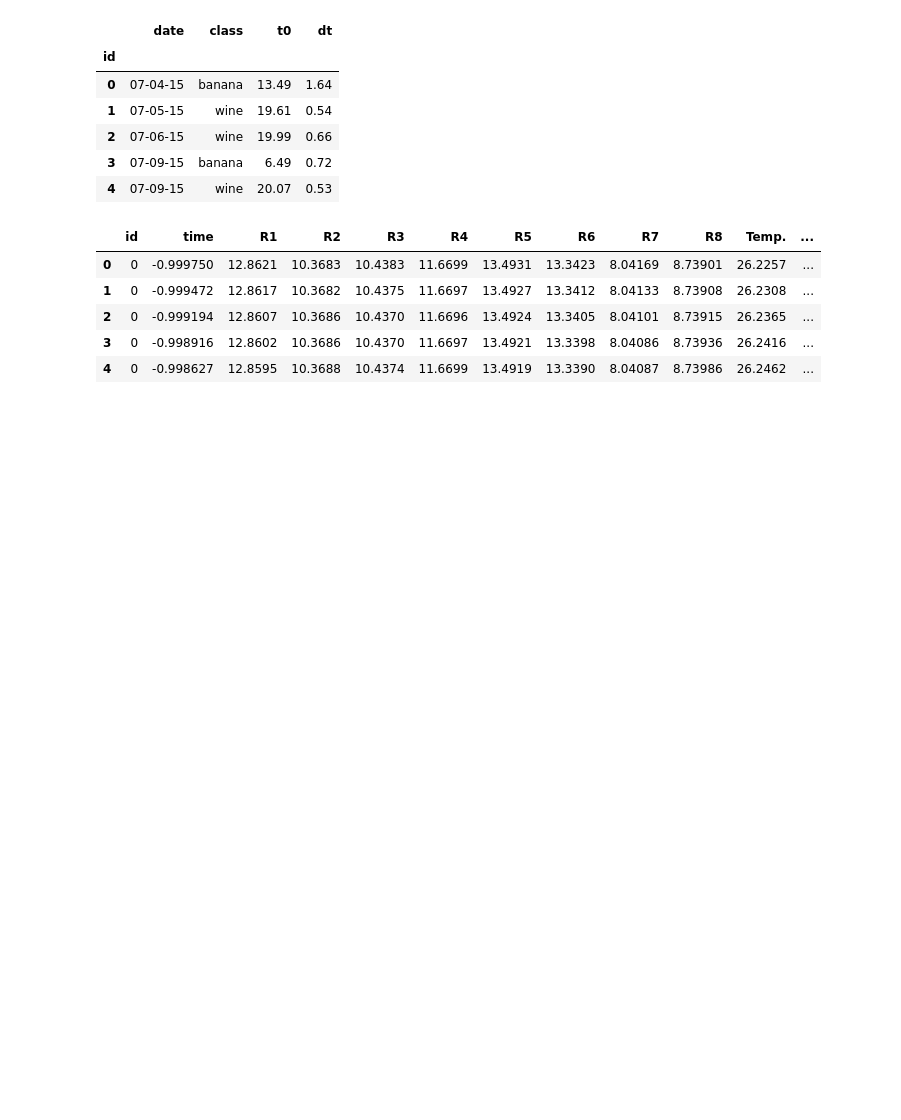
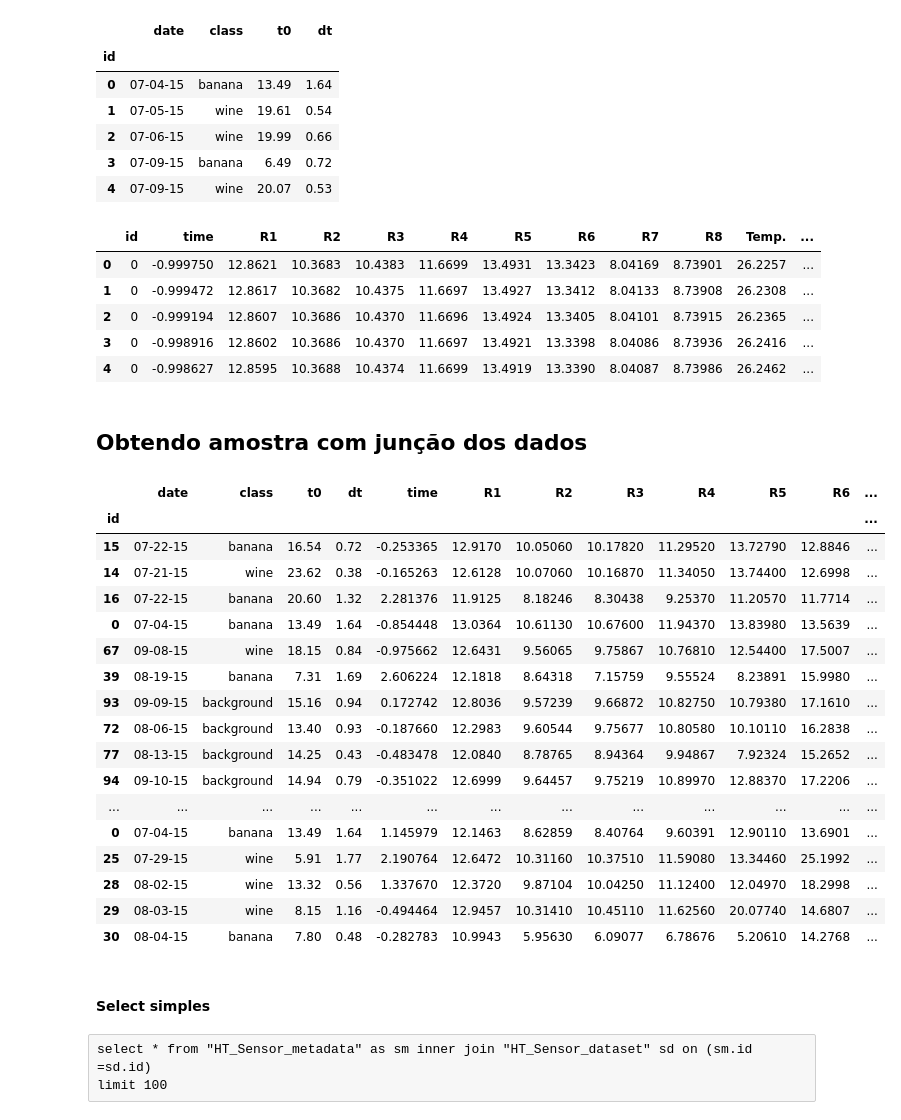
Before and after one commit to profmoisesomena/gas_sensor, a Jupyter notebook: Import GasSensor Data To Postgres.ipynb, the cells around one changed output. Drawn from its saved outputs; the diff is of its cells as text; code cells hidden in the pictures; blank space fills up the shorter version.

```diff
--- a/Import GasSensor Data To Postgres.ipynb
+++ b/Import GasSensor Data To Postgres.ipynb
@@ -62,3 +72,37 @@ engine=create_engine('postgresql://postgres:123456@localhost:5432/gas_sensor')
 hts_metadata_ajust.to_sql(name='hts_metadata',con=engine,if_exists='replace')
 # %%
 hts_data_ajust.to_sql(name='hts_dataset',con=engine,if_exists='replace')
+# %% [markdown]
+## Obtendo amostra com junção dos dados
+# %%
+sample_metadata=hts_metadata_ajust.sample(n=30)
+# %%
+sample_data = hts_data_ajust.sample(3000)
+# %%
+meta_join_data = sample_metadata.join(sample_data)
+# %%
+meta_join_data.sample(n=30)
+# %% [output]
+|  | date | class | t0 | dt | time | R1 | R2 | R3 | R4 | R5 | R6 | ... |
+| id |  |  |  |  |  |  |  |  |  |  |  | ... |
+| 15 | 07-22-15 | banana | 16.54 | 0.72 | -0.253365 | 12.9170 | 10.05060 | 10.17820 | 11.29520 | 13.72790 | 12.8846 | ... |
+| 14 | 07-21-15 | wine | 23.62 | 0.38 | -0.165263 | 12.6128 | 10.07060 | 10.16870 | 11.34050 | 13.74400 | 12.6998 | ... |
+| 16 | 07-22-15 | banana | 20.60 | 1.32 | 2.281376 | 11.9125 | 8.18246 | 8.30438 | 9.25370 | 11.20570 | 11.7714 | ... |
+| 0 | 07-04-15 | banana | 13.49 | 1.64 | -0.854448 | 13.0364 | 10.61130 | 10.67600 | 11.94370 | 13.83980 | 13.5639 | ... |
+| 67 | 09-08-15 | wine | 18.15 | 0.84 | -0.975662 | 12.6431 | 9.56065 | 9.75867 | 10.76810 | 12.54400 | 17.5007 | ... |
+| 39 | 08-19-15 | banana | 7.31 | 1.69 | 2.606224 | 12.1818 | 8.64318 | 7.15759 | 9.55524 | 8.23891 | 15.9980 | ... |
+| 93 | 09-09-15 | background | 15.16 | 0.94 | 0.172742 | 12.8036 | 9.57239 | 9.66872 | 10.82750 | 10.79380 | 17.1610 | ... |
+| 72 | 08-06-15 | background | 13.40 | 0.93 | -0.187660 | 12.2983 | 9.60544 | 9.75677 | 10.80580 | 10.10110 | 16.2838 | ... |
+| 77 | 08-13-15 | background | 14.25 | 0.43 | -0.483478 | 12.0840 | 8.78765 | 8.94364 | 9.94867 | 7.92324 | 15.2652 | ... |
+| 94 | 09-10-15 | background | 14.94 | 0.79 | -0.351022 | 12.6999 | 9.64457 | 9.75219 | 10.89970 | 12.88370 | 17.2206 | ... |
+| ... | ... | ... | ... | ... | ... | ... | ... | ... | ... | ... | ... | ... |
+| 0 | 07-04-15 | banana | 13.49 | 1.64 | 1.145979 | 12.1463 | 8.62859 | 8.40764 | 9.60391 | 12.90110 | 13.6901 | ... |
+| 25 | 07-29-15 | wine | 5.91 | 1.77 | 2.190764 | 12.6472 | 10.31160 | 10.37510 | 11.59080 | 13.34460 | 25.1992 | ... |
+| 28 | 08-02-15 | wine | 13.32 | 0.56 | 1.337670 | 12.3720 | 9.87104 | 10.04250 | 11.12400 | 12.04970 | 18.2998 | ... |
+| 29 | 08-03-15 | wine | 8.15 | 1.16 | -0.494464 | 12.9457 | 10.31410 | 10.45110 | 11.62560 | 20.07740 | 14.6807 | ... |
+| 30 | 08-04-15 | banana | 7.80 | 0.48 | -0.282783 | 10.9943 | 5.95630 | 6.09077 | 6.78676 | 5.20610 | 14.2768 | ... |
+# %% [markdown]
+#### Select simples
+# %% [raw]
+select * from "HT_Sensor_metadata" as sm inner join "HT_Sensor_dataset" sd on (sm.id =sd.id)
+limit 100
```
Also changed, not shown: parts of 4 cells of this notebook.
